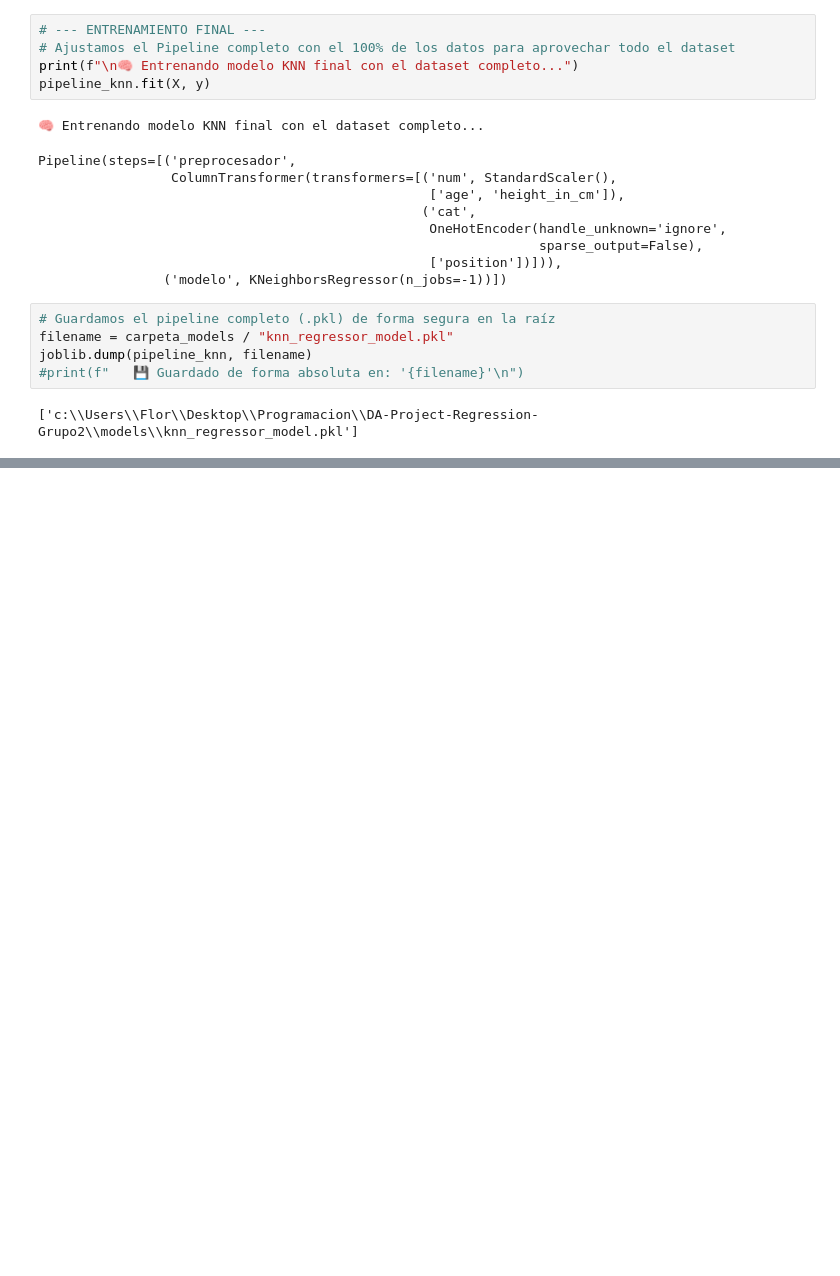
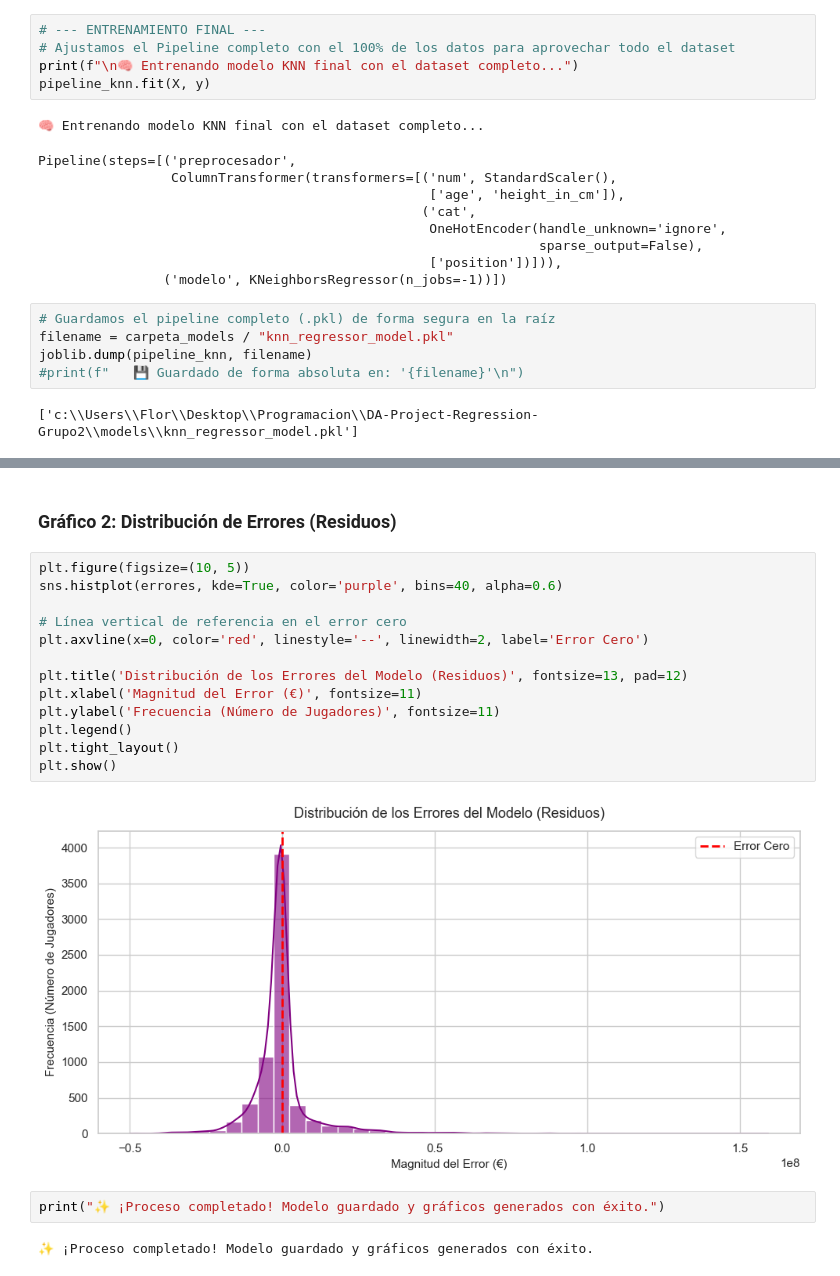
Before and after one commit to Bootcamp-DA-P2/DA-Project-Regression-Grupo2, a Jupyter notebook: notebooks/train_model_KNN.ipynb, the cells around one changed output, grey strips where cells are left out. Cells and saved outputs as stored; diff of their text form; blank space fills up the shorter version.

```diff
--- a/notebooks/train_model_KNN.ipynb
+++ b/notebooks/train_model_KNN.ipynb
@@ -123,0 +157,21 @@ joblib.dump(pipeline_knn, filename)
+# %% [markdown]
+### Gráfico 2: Distribución de Errores (Residuos)
+# %%
+plt.figure(figsize=(10, 5))
+sns.histplot(errores, kde=True, color='purple', bins=40, alpha=0.6)
+
+# Línea vertical de referencia en el error cero
+plt.axvline(x=0, color='red', linestyle='--', linewidth=2, label='Error Cero')
+
+plt.title('Distribución de los Errores del Modelo (Residuos)', fontsize=13, pad=12)
+plt.xlabel('Magnitud del Error (€)', fontsize=11)
+plt.ylabel('Frecuencia (Número de Jugadores)', fontsize=11)
+plt.legend()
+plt.tight_layout()
+plt.show()
+# %% [output]
+[figure, added]
+# %%
+print("✨ ¡Proceso completado! Modelo guardado y gráficos generados con éxito.")
+# %% [output]
+✨ ¡Proceso completado! Modelo guardado y gráficos generados con éxito.
```
Also changed, not shown: parts of 7 cells of this notebook.
